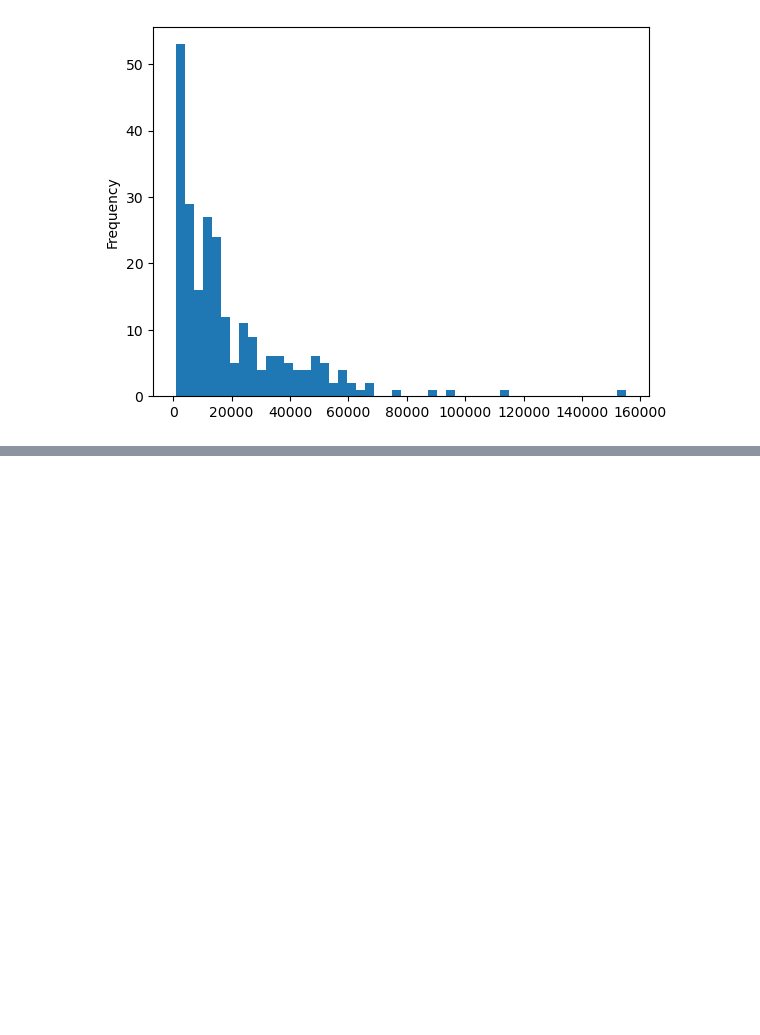
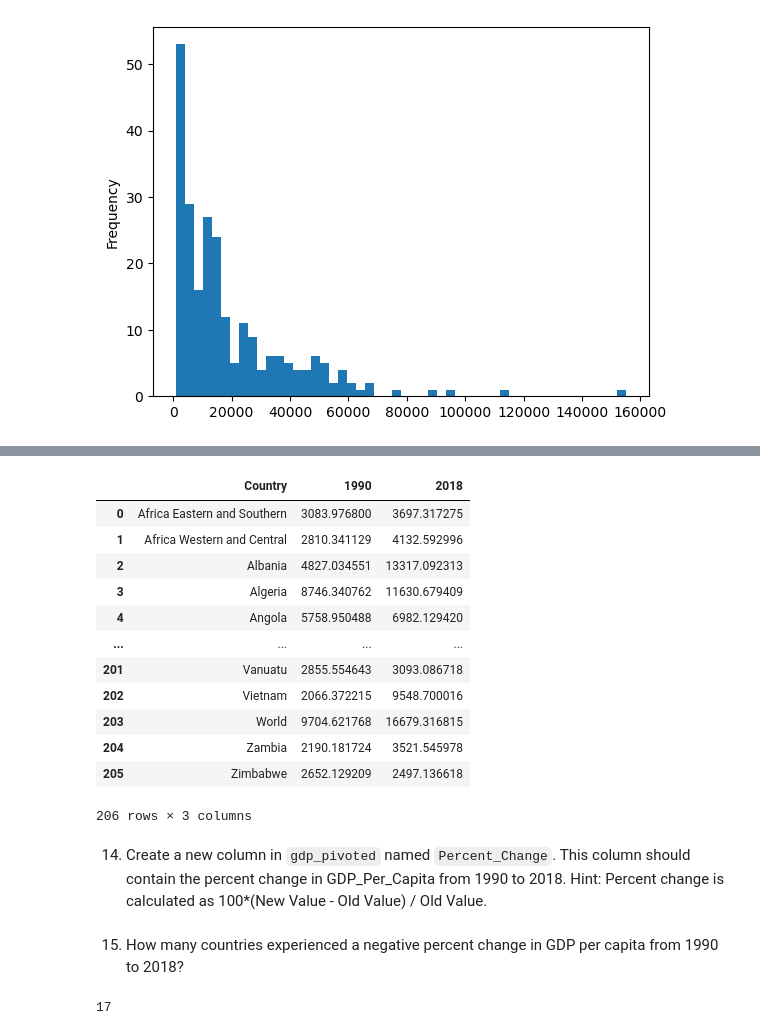
Before and after one commit to nss-data-science-cohort-7/un-exploration-tomoumer, a Jupyter notebook: notebooks/UN_Data_Exploration.ipynb, the cells around one changed output, grey strips where cells are left out. Cells and saved outputs as stored; diff of their text form; code cells hidden in the pictures; blank space fills up the shorter version.

```diff
--- a/notebooks/UN_Data_Exploration.ipynb
+++ b/notebooks/UN_Data_Exploration.ipynb
@@ -177,0 +183,21 @@ gdp_2014['GDP_Per_Capita'].plot(kind='hist', bins=50);
+# %%
+# this to get rid of the "Year" which is how the columns are named
+gdp_pivoted.columns.name = None
+# %%
+gdp_pivoted
+# %% [output]
+|  | Country | 1990 | 2018 |
+| 0 | Africa Eastern and Southern | 3083.976800 | 3697.317275 |
+| 1 | Africa Western and Central | 2810.341129 | 4132.592996 |
+| 2 | Albania | 4827.034551 | 13317.092313 |
+| 3 | Algeria | 8746.340762 | 11630.679409 |
+| 4 | Angola | 5758.950488 | 6982.129420 |
+| ... | ... | ... | ... |
+| 201 | Vanuatu | 2855.554643 | 3093.086718 |
+| 202 | Vietnam | 2066.372215 | 9548.700016 |
+| 203 | World | 9704.621768 | 16679.316815 |
+| 204 | Zambia | 2190.181724 | 3521.545978 |
+| 205 | Zimbabwe | 2652.129209 | 2497.136618 |
+206 rows × 3 columns
+# %% [markdown]
+14. Create a new column in `gdp_pivoted` named `Percent_Change`. This column should contain the percent change in GDP_Per_Capita from 1990 to 2018. Hint: Percent change is calculated as 100*(New Value - Old Value) / Old Value.
@@ -177,0 +206,6 @@ gdp_2014['GDP_Per_Capita'].plot(kind='hist', bins=50);
+# %% [markdown]
+15. How many countries experienced a negative percent change in GDP per capita from 1990 to 2018?
+# %%
+print(len(gdp_pivoted.loc[gdp_pivoted['Percent_Change'] < 0]))
+# %% [output]
+17
```
Also changed, not shown: parts of 11 cells of this notebook, 1 other file.
